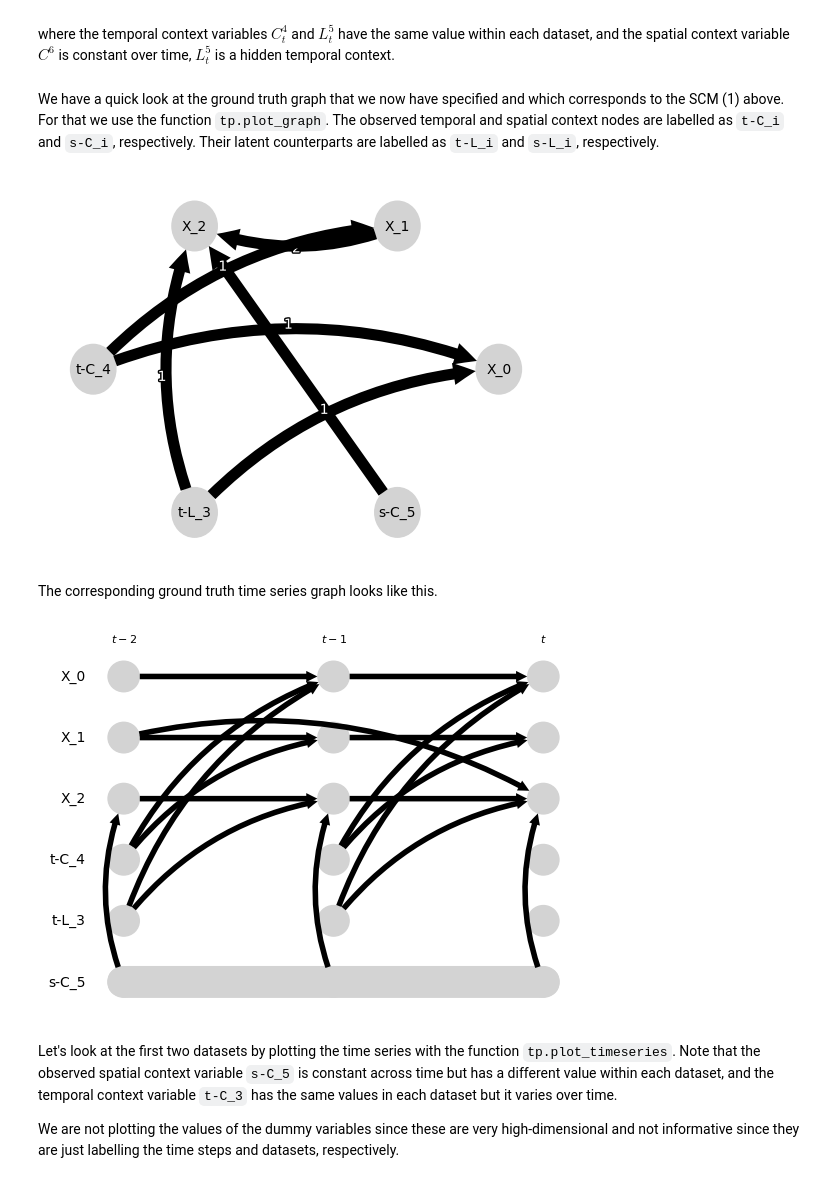
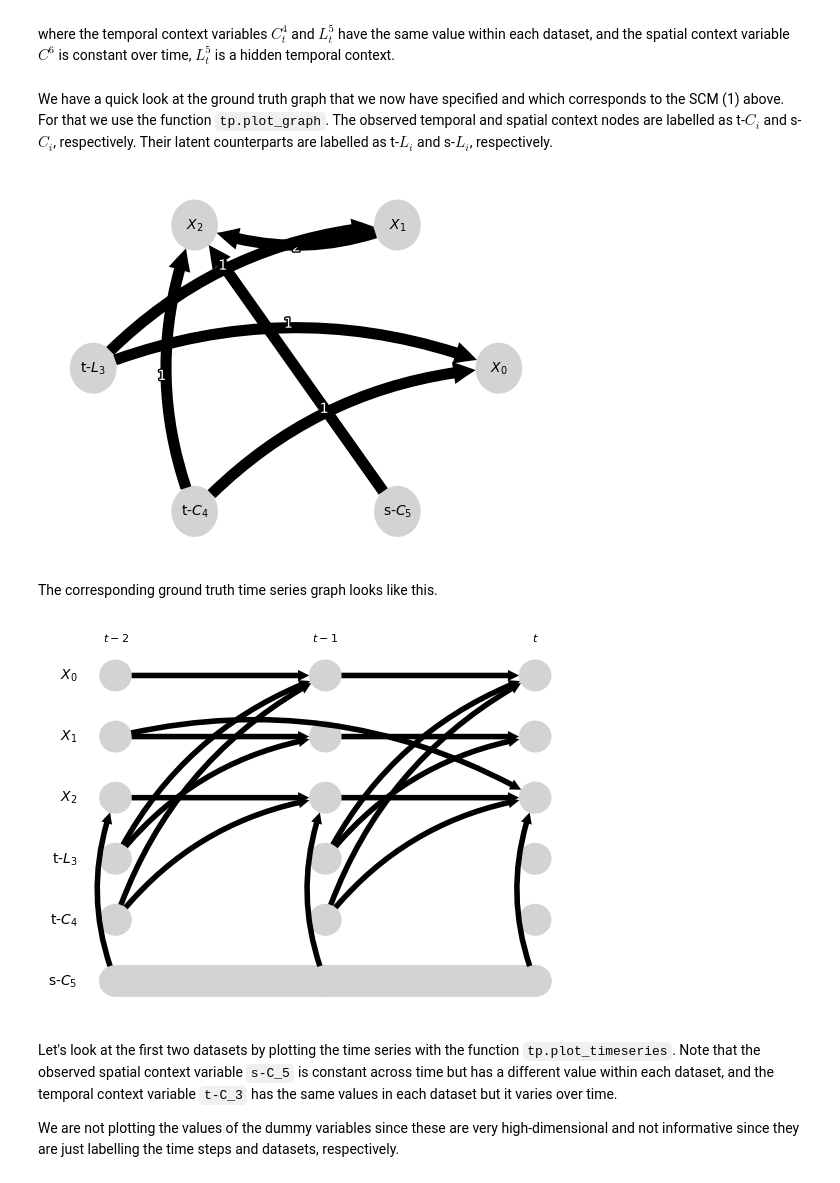
Before and after one commit to jakobrunge/tigramite, a Jupyter notebook: tutorials/causal_discovery/tigramite_tutorial_jpcmciplus.ipynb, the cells around one changed output. Drawn from its saved outputs; the diff is of its cells as text; code cells hidden in the pictures.

Commit message:
jPCMCI tutorial ground truth graph labelling bug fix

````diff
--- a/tutorials/causal_discovery/tigramite_tutorial_jpcmciplus.ipynb
+++ b/tutorials/causal_discovery/tigramite_tutorial_jpcmciplus.ipynb
@@ -180,19 +180,21 @@ latent_indices_space = []
 observed_indices = system_indices + observed_indices_time + observed_indices_space
 data_observed = {key: data_ens[key][:,observed_indices] for key in data_ens}
 # %% [markdown]
-We have a quick look at the ground truth graph that we now have specified and which corresponds to the SCM (1) above. For that we use the function ```tp.plot_graph```. The observed temporal and spatial context nodes are labelled as ```t-C_i``` and ```s-C_i```, respectively. Their latent counterparts are labelled as ```t-L_i``` and ```s-L_i```, respectively.
+We have a quick look at the ground truth graph that we now have specified and which corresponds to the SCM (1) above. For that we use the function ```tp.plot_graph```. The observed temporal and spatial context nodes are labelled as t-$C_i$ and s-$C_i$, respectively. Their latent counterparts are labelled as t-$L_i$ and s-$L_i$, respectively.
 # %%
 gt_graph = toys.links_to_graph(links, tau_max=tau_max)
 
-sys_var_names = ['X_' + str(i) for i in system_indices]
-temp_context_names = ['t-C_'+str(i) for i in observed_indices_time] + \
-                        ['t-L_'+str(i) for i in latent_indices_time]
-spatial_context_names = ['s-L_'+str(i) for i in latent_indices_space] + ['s-C_'+str(i) for i in observed_indices_space]
+sys_var_names = ['$X_%s$' % str(i) for i in system_indices]
+temp_context_names = ['t-$L_%s$' % str(i) for i in latent_indices_time] + \
+                     ['t-$C_%s$' % str(i) for i in observed_indices_time]
+
+spatial_context_names = ['s-$L_%s$' % str(i) for i in latent_indices_space] \
+                        + ['s-$C_%s$' % str(i) for i in observed_indices_space]
 
 tp.plot_graph(gt_graph, var_names=sys_var_names+temp_context_names+spatial_context_names)
 plt.show()
 # %% [output]
-[figure, old version]
+[figure, new version]
 # %% [markdown]
 The corresponding ground truth time series graph looks like this.
 # %%
@@ -201,7 +203,7 @@ tp.plot_time_series_graph(gt_graph,
                           node_classification=node_classification)
 plt.show()
 # %% [output]
-[figure, old version]
+[figure, new version]
 # %%
 # Add one-hot-encoding of time-steps and dataset index to the observational data.
 # These are the values of the time and space dummy variables.
````
Also changed, not shown: parts of 5 cells of this notebook.
